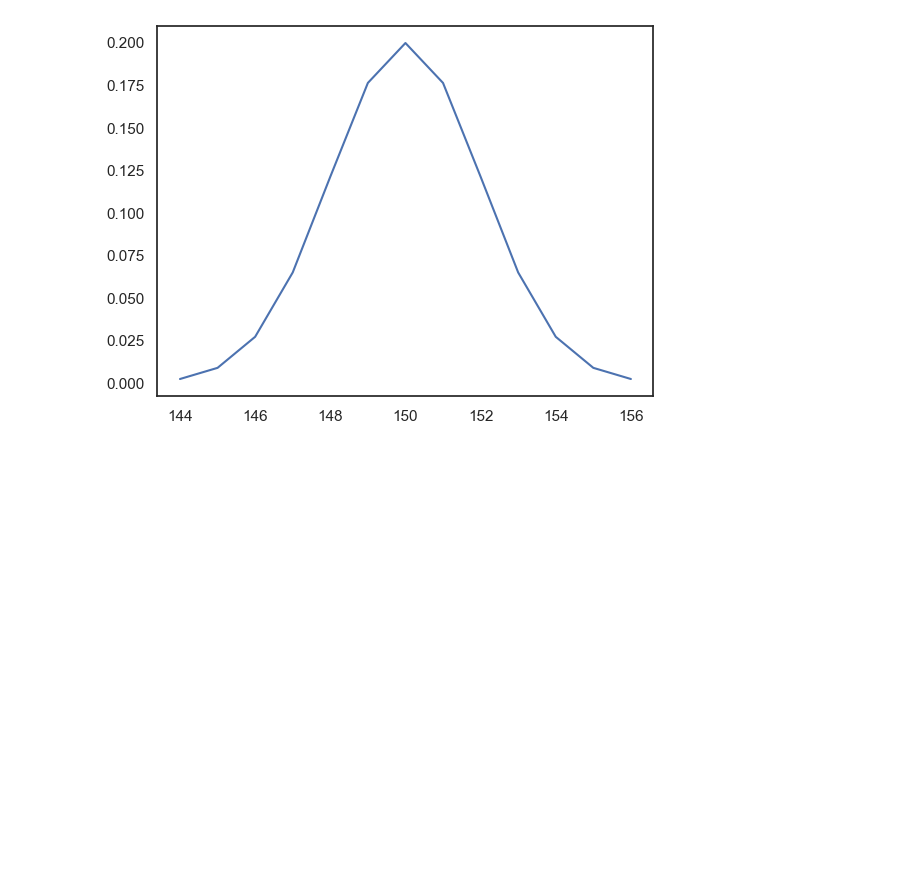
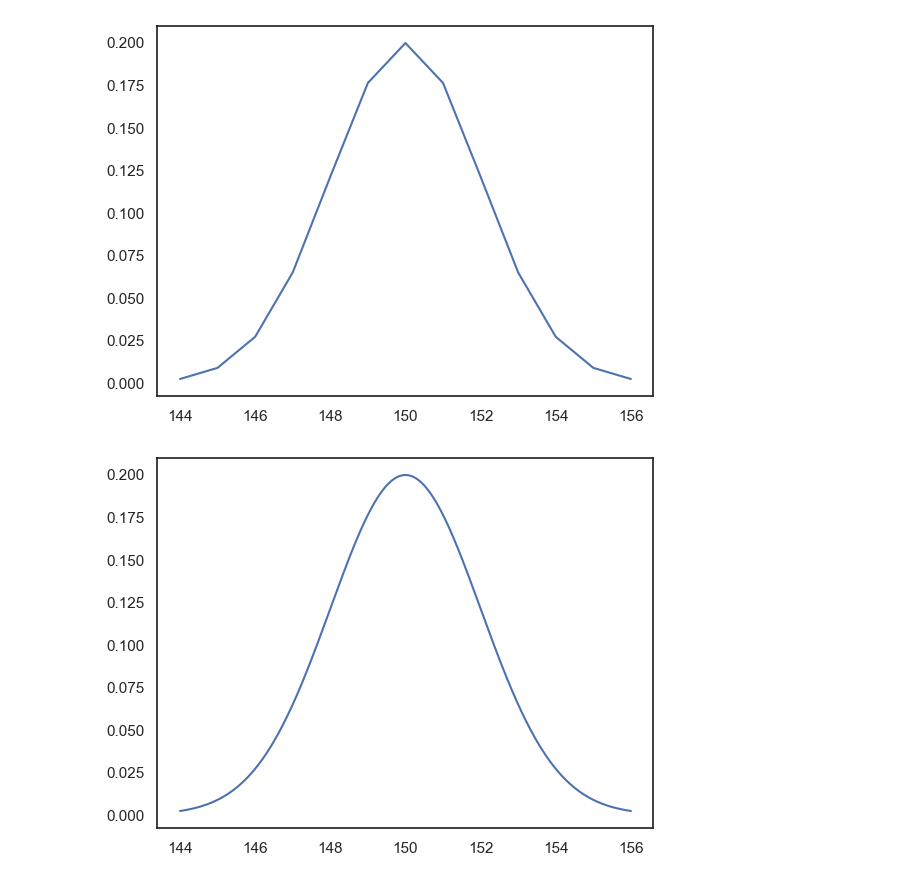
Before and after one commit to Dilli-ram-gif/normal-distribution, a Jupyter notebook: normalditribution.ipynb, the cells around one changed output. Drawn from its saved outputs; the diff is of its cells as text; code cells hidden in the pictures; blank space fills up the shorter version.

Commit message:
A new graph plotted with new feature

```diff
--- a/normalditribution.ipynb
+++ b/normalditribution.ipynb
@@ -113,3 +108,10 @@ sns.lineplot(x = x_ax, y = y_ax)
 plt.show()
 # %% [output]
 [figure]
+# %%
+x_ax = np.linspace(144,156,1300)
+y_ax = norm.pdf(x_ax,150,2)
+sns.lineplot(x=x_ax, y= y_ax)
+plt.show()
+# %% [output]
+[figure, added]
```
Also changed, not shown: parts of 3 cells of this notebook.
